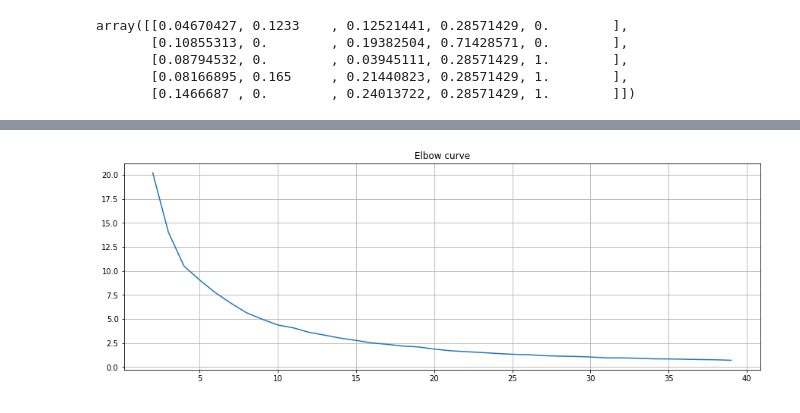
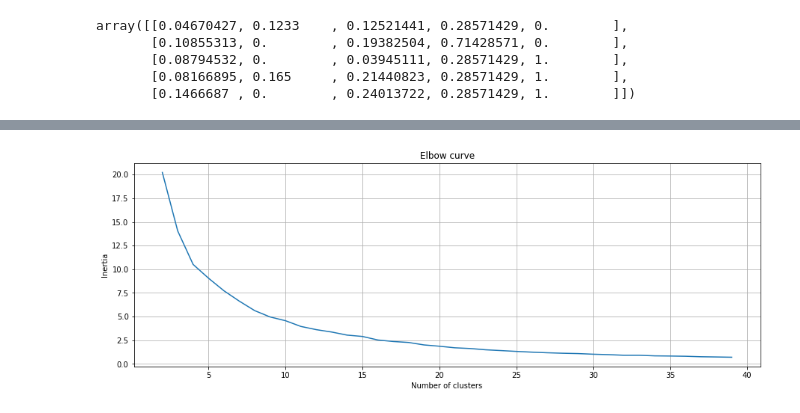
Before and after one commit to vipulpopat/MSCAI_Sem1_Etivity3, a Jupyter notebook: Etivity3_18200117_ClusteringManifoldLearning.ipynb, the cells around one changed output, grey strips where cells are left out. Saved outputs shown, nothing was run; the diff lists cells and outputs as text; code cells hidden in the pictures.

```diff
--- a/Etivity3_18200117_ClusteringManifoldLearning.ipynb
+++ b/Etivity3_18200117_ClusteringManifoldLearning.ipynb
@@ -120,16 +120,18 @@ for k in range(2, num_clust+1):
 # %%
 from sklearn.cluster import KMeans
 num_clust = 40
 distorsions = []
 for k in range(2, num_clust):
     kmeans = KMeans(n_clusters=k)
     kmeans.fit(data)
     distorsions.append(kmeans.inertia_)
 
 fig = plt.figure(figsize=(15, 5))
 plt.plot(range(2, num_clust), distorsions)
 plt.grid(True)
 plt.title('Elbow curve')
+plt.xlabel("Number of clusters")
+plt.ylabel("Inertia")
 plt.show()
 # %% [output]
-[figure, old version]
+[figure, new version]
```
Also changed, not shown: parts of 9 cells of this notebook.
